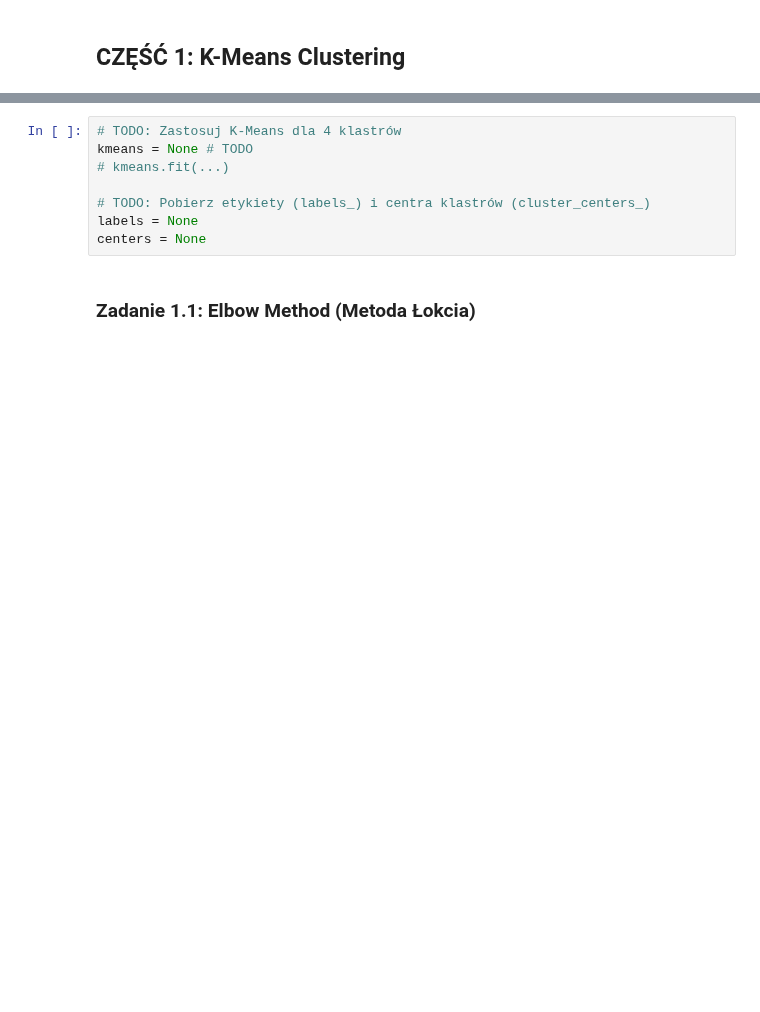
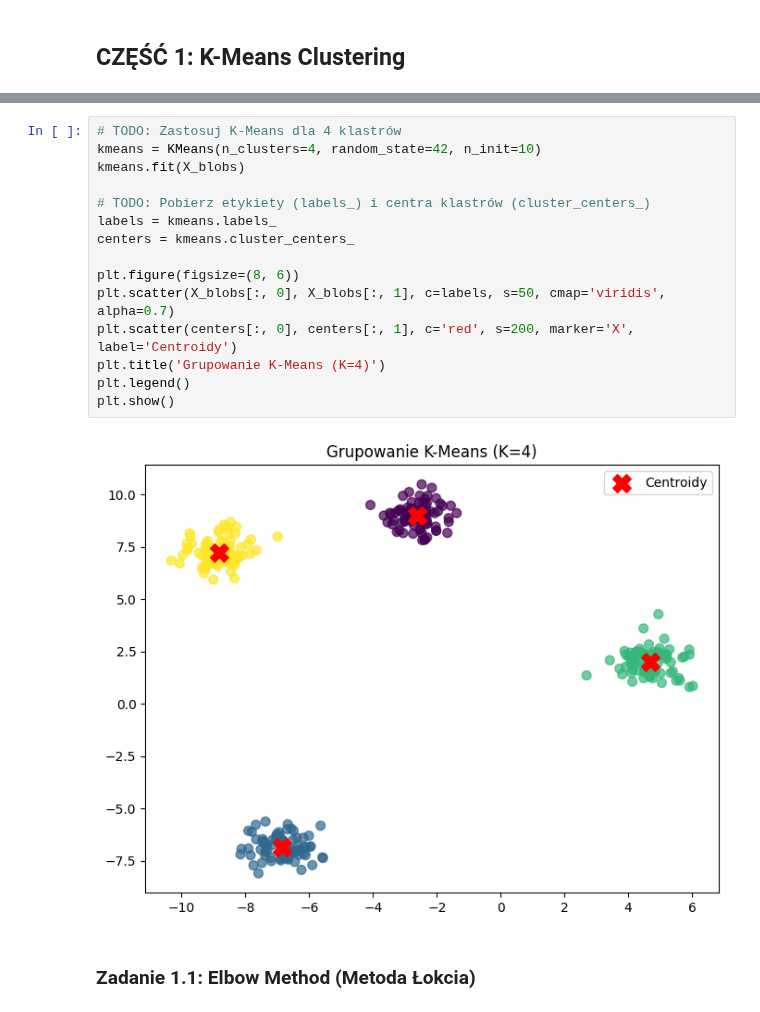
Before and after one commit to wiktorsk8/machine-learning-lab, a Jupyter notebook: lab_03_02_student.ipynb, the cells around one changed output, grey strips where cells are left out. Saved outputs shown, nothing was run; the diff lists cells and outputs as text; blank space fills up the shorter version.

```diff
--- a/lab_03_02_student.ipynb
+++ b/lab_03_02_student.ipynb
@@ -25,11 +29,20 @@ plt.show()
-# %%
-# TODO: Zastosuj K-Means dla 4 klastrów
-kmeans = None # TODO
-# kmeans.fit(...)
-
-# TODO: Pobierz etykiety (labels_) i centra klastrów (cluster_centers_)
-labels = None
-centers = None
+# %%
+# TODO: Zastosuj K-Means dla 4 klastrów
+kmeans = KMeans(n_clusters=4, random_state=42, n_init=10)
+kmeans.fit(X_blobs)
+
+# TODO: Pobierz etykiety (labels_) i centra klastrów (cluster_centers_)
+labels = kmeans.labels_
+centers = kmeans.cluster_centers_
+
+plt.figure(figsize=(8, 6))
+plt.scatter(X_blobs[:, 0], X_blobs[:, 1], c=labels, s=50, cmap='viridis', alpha=0.7)
+plt.scatter(centers[:, 0], centers[:, 1], c='red', s=200, marker='X', label='Centroidy')
+plt.title('Grupowanie K-Means (K=4)')
+plt.legend()
+plt.show()
+# %% [output]
+[figure, added]
 # %% [markdown]
 ### Zadanie 1.1: Elbow Method (Metoda Łokcia)
 # %%
```
Also changed, not shown: parts of 9 cells of this notebook.
